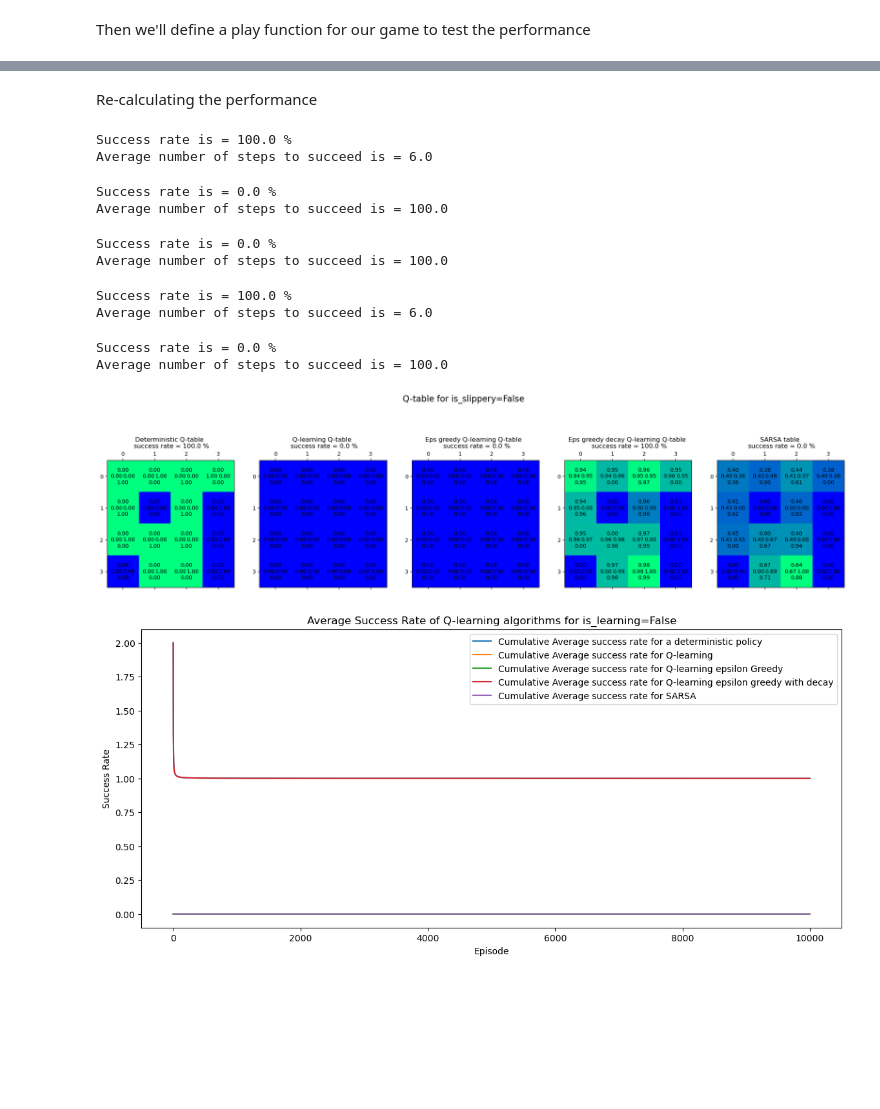
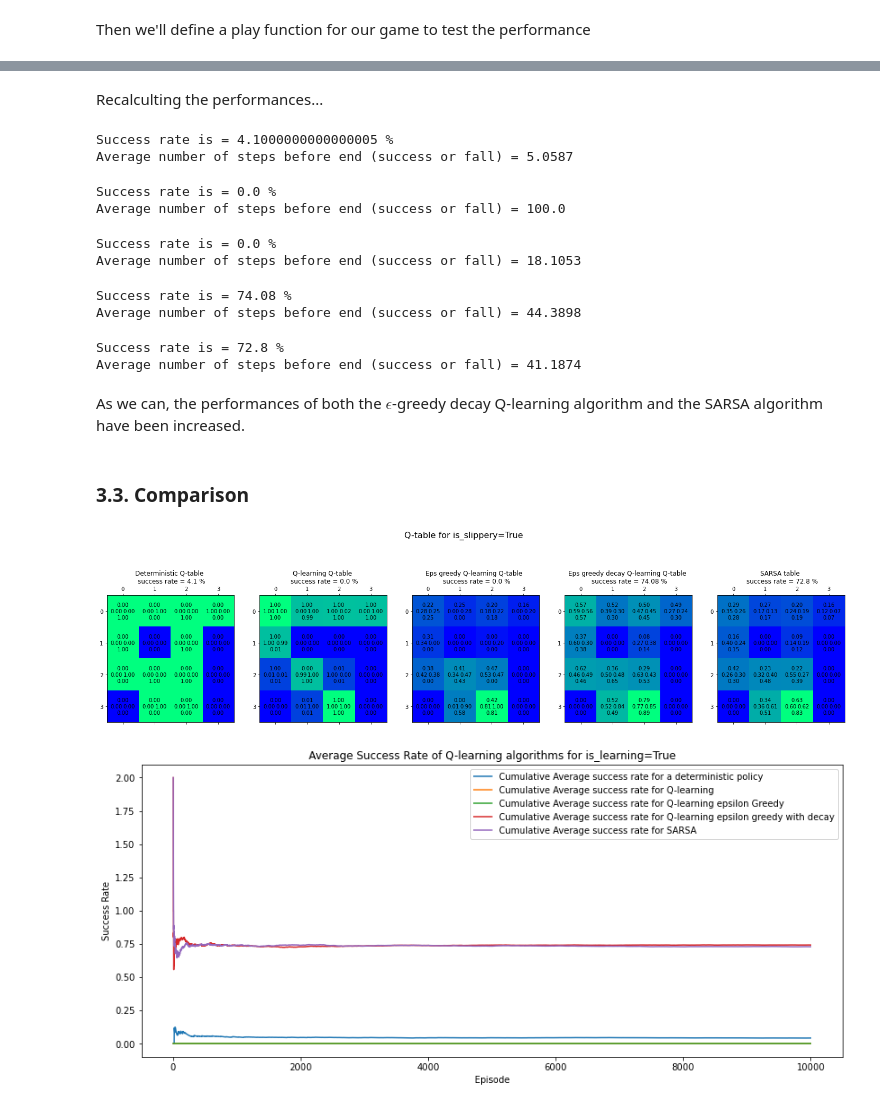
Before and after one commit to Abdellah-Laassairi/apst1-frozen-lake, a Jupyter notebook: frozen_lake.ipynb, the cells around one changed output, grey strips where cells are left out. Saved outputs shown, nothing was run; the diff lists cells and outputs as text; code cells hidden in the pictures; blank space fills up the shorter version.

```diff
--- a/frozen_lake.ipynb
+++ b/frozen_lake.ipynb
@@ -473,7 +620,7 @@ plt.show()
 # %% [markdown]
 ![images/output0.png](images/output0.png)
 # %%
-q_table_greedy_decay = q_train_greedy_decay(env, alpha = 0.1, gamma = 0.99, min_epsilon=0.5)
+q_table_greedy_decay = q_train_greedy_decay(env_slip, alpha = 0.1, gamma = 0.99, min_epsilon=0.5)
 # %% [output]
 Loading Q-table saved weights...
 Error loading Q-table saved weights
@@ -499,8 +641,8 @@ rewards=[]
 for al in alpha :
     for ga in gamma :
         for eps in epsilon :
-            sarsa_table = sarsa_train(env, al, ga, eps, episodes = 10000, steps = 100)
-            reward, success_rate, avg_nb_steps = agent_play(env, sarsa_table)
+            sarsa_table = sarsa_train(env_slip, al, ga, eps, episodes = 10000, steps = 100)
+            reward, success_rate, avg_nb_steps = agent_play(env_slip, sarsa_table)
             success_rates.append(success_rate)
             alphas.append(al)
             gammas.append(ga)
@@ -526,4 +711,4 @@ plt.show()
 # %% [markdown]
 ![images/output.png](images/output.png)
 # %%
-sarsa_table = sarsa_train(env, alpha = 0.1, gamma = 0.99, epsilon = 0.1, episodes = 10000, steps = 100)
+sarsa_table = sarsa_train(env_slip, alpha = 0.1, gamma = 0.99, epsilon = 0.1, episodes = 10000, steps = 100)
@@ -545,5 +714,0 @@ Re-training for the new environment
-# %%
-q_table = q_train(env_no_slip)
-q_table_greedy = q_train_greedy(env_no_slip)
-q_table_greedy_decay=q_train_greedy_decay(env_no_slip, alpha = 0.1, gamma = 0.99, min_epsilon=0.5)
-sarsa_table = sarsa_train(env_no_slip)
@@ -569,31 +715,31 @@ Average reward is : 0.3448
-# %% [markdown]
-Re-calculating the performance
+# %% [markdown]
+Recalculting the performances...
 # %%
-rewards_d, success_rate_d, avg_num_steps_d= agent_play(env_no_slip, q_table=deterministic_q_table)
-rewards_q, success_rate_q, avg_num_steps_q= agent_play(env_no_slip, q_table=q_table)
-rewards_q_greedy, success_rate_q_greedy, avg_num_steps_q_greedy= agent_play(env_no_slip, q_table=q_table_greedy)
-rewards_q_greedy_decay, success_rate_q_greedy_decay, avg_num_steps_q_greedy_decay= agent_play(env_no_slip, q_table=q_table_greedy_decay)
-rewards_sarsa, success_rate_sarsa, avg_num_steps_sarsa= agent_play(env_no_slip, q_table=sarsa_table)
+rewards_d, success_rate_d, avg_num_steps_d= agent_play(env_slip, q_table=deterministic_q_table)
+rewards_q, success_rate_q, avg_num_steps_q= agent_play(env_slip, q_table=q_table)
+rewards_q_greedy, success_rate_q_greedy, avg_num_steps_q_greedy= agent_play(env_slip, q_table=q_table_greedy)
+rewards_q_greedy_decay, success_rate_q_greedy_decay, avg_num_steps_q_greedy_decay= agent_play(env_slip, q_table=q_table_greedy_decay)
+rewards_sarsa, success_rate_sarsa, avg_num_steps_sarsa= agent_play(env_slip, q_table=sarsa_table)
 # %% [output]
-Success rate is = 100.0 %
-Average number of steps to succeed is = 6.0
+Success rate is = 4.1000000000000005 %
+Average number of steps before end (success or fall) = 5.0587
 Success rate is = 0.0 %
-Average number of steps to succeed is = 100.0
+Average number of steps before end (success or fall) = 100.0
 Success rate is = 0.0 %
-Average number of steps to succeed is = 100.0
+Average number of steps before end (success or fall) = 18.1053
-Success rate is = 100.0 %
-Average number of steps to succeed is = 6.0
+Success rate is = 74.08 %
+Average number of steps before end (success or fall) = 44.3898
-Success rate is = 0.0 %
-Average number of steps to succeed is = 100.0
+Success rate is = 72.8 %
+Average number of steps before end (success or fall) = 41.1874
+# %% [markdown]
+As we can, the performances of both the $\epsilon$-greedy decay Q-learning algorithm and the SARSA algorithm have been increased.
+# %% [markdown]
+### 3.3. Comparison
 # %%
-deterministic_q_table = np.load("data/deterministic_q_table.npy")
-
 fig, ax = plt.subplots(1, 5)
-fig.suptitle("Q-table for is_slippery=False", fontsize=16)
-
 fig.set_size_inches(25, 7)
 # im = Image.open('images/frozen_lake.jpg')
-plt.title("Q-table of the game")
+fig.suptitle("Q-table for is_slippery=True", fontsize=16)
 
 # Creating the heat maps
 map_q = np.sum(q_table, axis = 1)
@@ -634,39 +780,39 @@ deviation = 0.2
 for i in pos: # rows
     for j in pos: # cols
 
         ax[0].text(j-deviation, i, '{:0.2f}'.format(deterministic_q_table_reshaped[i][j][0]), ha='center', va='center') # 0 Left
         ax[0].text(j, i+deviation, '{:0.2f}'.format(deterministic_q_table_reshaped[i][j][1]), ha='center', va='center') # 1 Down
         ax[0].text(j+deviation, i, '{:0.2f}'.format(deterministic_q_table_reshaped[i][j][2]), ha='center', va='center') # 2 right
         ax[0].text(j, i-deviation, '{:0.2f}'.format(deterministic_q_table_reshaped[i][j][3]), ha='center', va='center') # 3 up
-        ax[0].set_title(f"Deterministic Q-table \n success rate = {100*round(success_rate_d,2)} %")
+        ax[0].set_title(f"Deterministic Q-table \n success rate = {round(100*success_rate_d,2)} %")
 
         ax[1].text(j-deviation, i, '{:0.2f}'.format(q_table_reshaped[i][j][0]), ha='center', va='center') # 0 Left
         ax[1].text(j, i+deviation, '{:0.2f}'.format(q_table_reshaped[i][j][1]), ha='center', va='center') # 1 Down
         ax[1].text(j+deviation, i, '{:0.2f}'.format(q_table_reshaped[i][j][2]), ha='center', va='center') # 2 right
         ax[1].text(j, i-deviation, '{:0.2f}'.format(q_table_reshaped[i][j][3]), ha='center', va='center') # 3 up
-        ax[1].set_title(f"Q-learning Q-table \n success rate = {100*round(success_rate_q,2)} %")
+        ax[1].set_title(f"Q-learning Q-table \n success rate = {round(100*success_rate_q,2)} %")
 
         ax[2].text(j-deviation, i, '{:0.2f}'.format(greedy_reshaped[i][j][0]), ha='center', va='center') # 0 Left
         ax[2].text(j, i+deviation, '{:0.2f}'.format(greedy_reshaped[i][j][1]), ha='center', va='center') # 1 Down
         ax[2].text(j+deviation, i, '{:0.2f}'.format(greedy_reshaped[i][j][2]), ha='center', va='center') # 2 right
         ax[2].text(j, i-deviation, '{:0.2f}'.format(greedy_reshaped[i][j][3]), ha='center', va='center') # 3 up
-        ax[2].set_title(f"Eps greedy Q-learning Q-table  \n success rate = {100*round(success_rate_q_greedy,2)} %")
+        ax[2].set_title(f"Eps greedy Q-learning Q-table  \n success rate = {round(100*success_rate_q_greedy,2)} %")
 
 
         ax[3].text(j-deviation, i, '{:0.2f}'.format(q_table_greedy_decay_reshaped[i][j][0]), ha='center', va='center') # 0 Left
         ax[3].text(j, i+deviation, '{:0.2f}'.format(q_table_greedy_decay_reshaped[i][j][1]), ha='center', va='center') # 1 Down
         ax[3].text(j+deviation, i, '{:0.2f}'.format(q_table_greedy_decay_reshaped[i][j][2]), ha='center', va='center') # 2 right
         ax[3].text(j, i-deviation, '{:0.2f}'.format(q_table_greedy_decay_reshaped[i][j][3]), ha='center', va='center') # 3 up
-        ax[3].set_title(f"Eps greedy decay Q-learning Q-table \n success rate = {100*round(success_rate_q_greedy_decay,2)} %")
+        ax[3].set_title(f"Eps greedy decay Q-learning Q-table \n success rate = {round(100*success_rate_q_greedy_decay,2)} %")
 
         ax[4].text(j-deviation, i, '{:0.2f}'.format(sarsa_reshaped[i][j][0]), ha='center', va='center') # 0 Left
         ax[4].text(j, i+deviation, '{:0.2f}'.format(sarsa_reshaped[i][j][1]), ha='center', va='center') # 1 Down
         ax[4].text(j+deviation, i, '{:0.2f}'.format(sarsa_reshaped[i][j][2]), ha='center', va='center') # 2 right
         ax[4].text(j, i-deviation, '{:0.2f}'.format(sarsa_reshaped[i][j][3]), ha='center', va='center') # 3 up
-        ax[4].set_title(f"SARSA table \n success rate = {100*round(success_rate_sarsa,2)} %")
+        ax[4].set_title(f"SARSA table \n success rate = {round(100*success_rate_sarsa,2)} %")
 plt.show()
 # %% [output]
-[figure, old version]
+[figure, new version]
 # %%
 fig, axes = plt.subplots(figsize=(14, 6))
 plt.plot(np.arange(len(rewards_d)), np.cumsum(rewards_d)/np.arange(len(rewards_d)), label="Cumulative Average success rate for a deterministic policy")
@@ -675,9 +821,9 @@ plt.plot(np.arange(len(rewards_q_greedy)), np.cumsum(rewards_q_greedy)/np.arange
 plt.plot(np.arange(len(rewards_q_greedy_decay)), np.cumsum(rewards_q_greedy_decay)/np.arange(len(rewards_q_greedy_decay)), label="Cumulative Average success rate for Q-learning epsilon greedy with decay")
 plt.plot(np.arange(len(rewards_sarsa)), np.cumsum(rewards_sarsa)/np.arange(len(rewards_sarsa)), label="Cumulative Average success rate for SARSA")
 
-axes.set(xlabel='Episode', ylabel='Success Rate', title='Average Success Rate of Q-learning algorithms for is_learning=False')
+axes.set(xlabel='Episode', ylabel='Success Rate', title='Average Success Rate of Q-learning algorithms for is_learning=True')
 plt.legend()
 plt.show()
 # %% [output]
-[figure, old version]
+[figure, new version]
 # %% [markdown]
```
Also changed, not shown: parts of 42 cells of this notebook.
